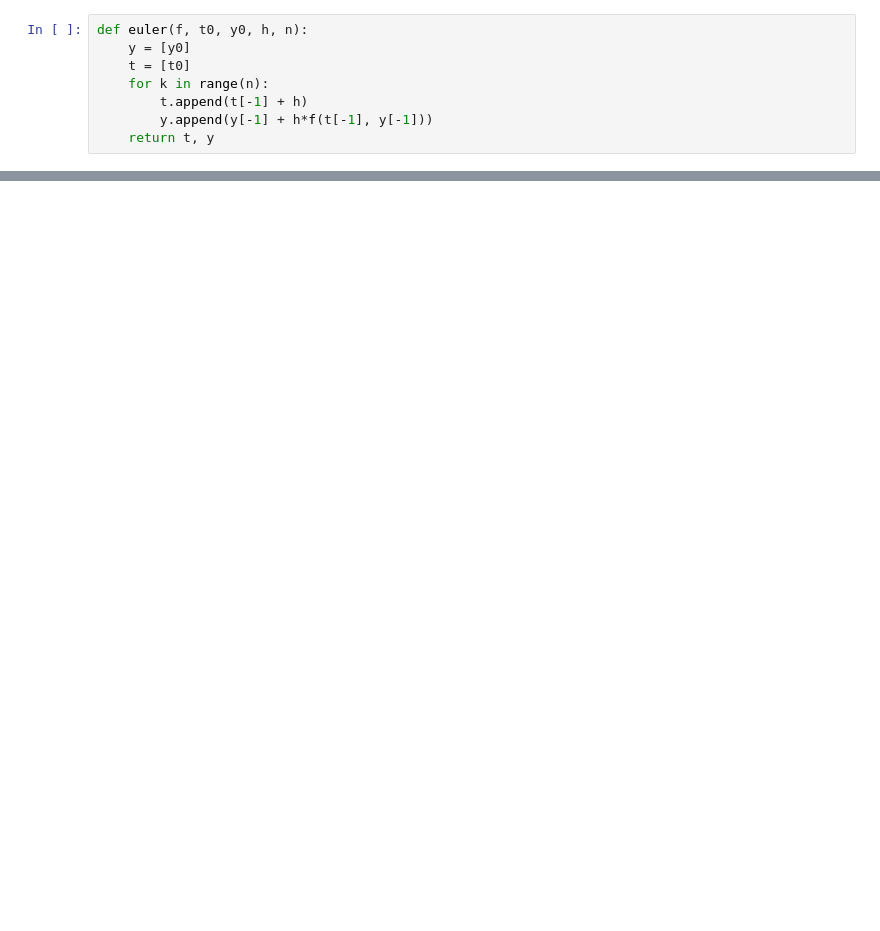
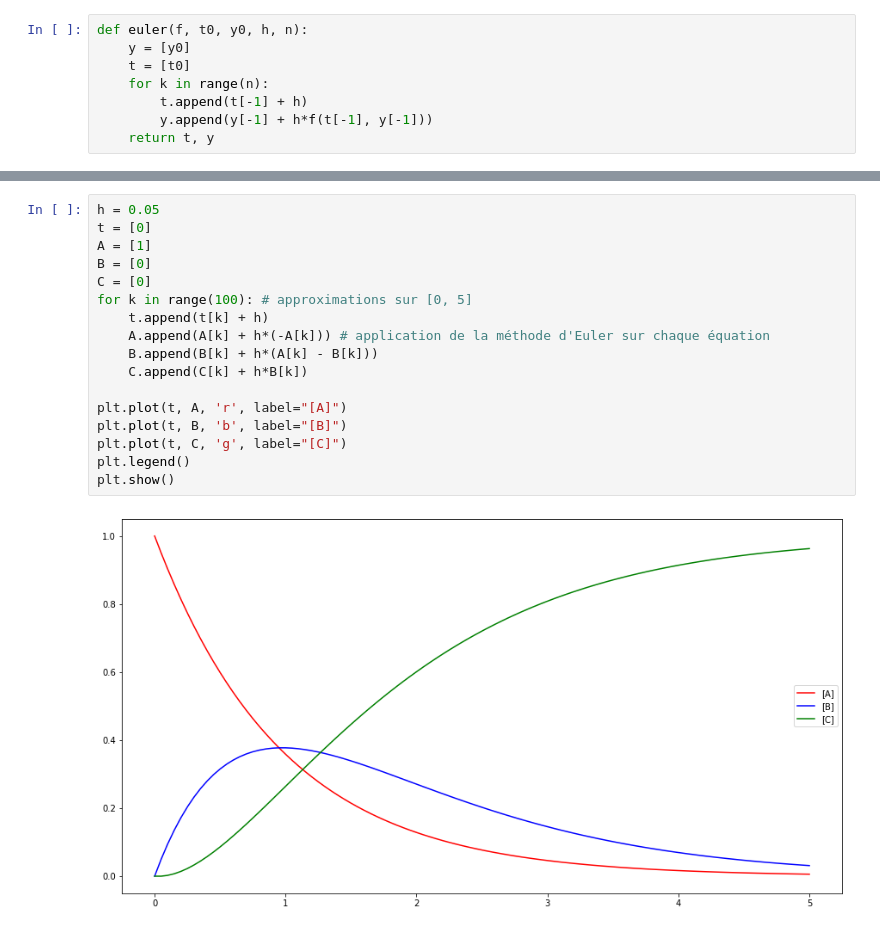
Before and after one commit to cpge-itc/bcpst2, a Jupyter notebook: _sources/1_euler/euler.ipynb, the cells around one changed output, grey strips where cells are left out. Saved outputs shown, nothing was run; the diff lists cells and outputs as text; blank space fills up the shorter version.

```diff
--- a/_sources/1_euler/euler.ipynb
+++ b/_sources/1_euler/euler.ipynb
@@ -225,0 +301,19 @@ plt.show()
+# %%
+h = 0.05
+t = [0]
+A = [1]
+B = [0]
+C = [0]
+for k in range(100): # approximations sur [0, 5]
+    t.append(t[k] + h)
+    A.append(A[k] + h*(-A[k])) # application de la méthode d'Euler sur chaque équation
+    B.append(B[k] + h*(A[k] - B[k]))
+    C.append(C[k] + h*B[k])
+
+plt.plot(t, A, 'r', label="[A]")
+plt.plot(t, B, 'b', label="[B]")
+plt.plot(t, C, 'g', label="[C]")
+plt.legend()
+plt.show()
+# %% [output]
+[figure, added]
```
Also changed, not shown: parts of 23 cells of this notebook, 59 other files.
